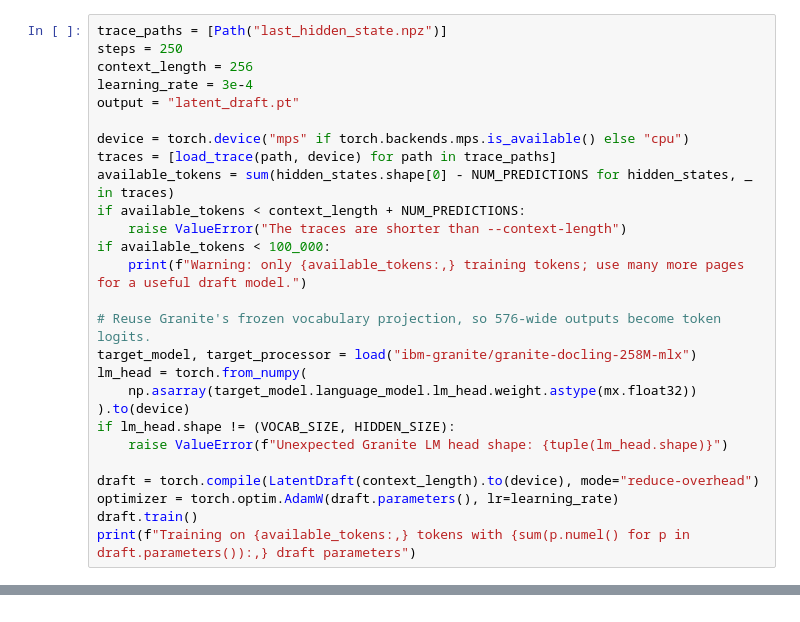
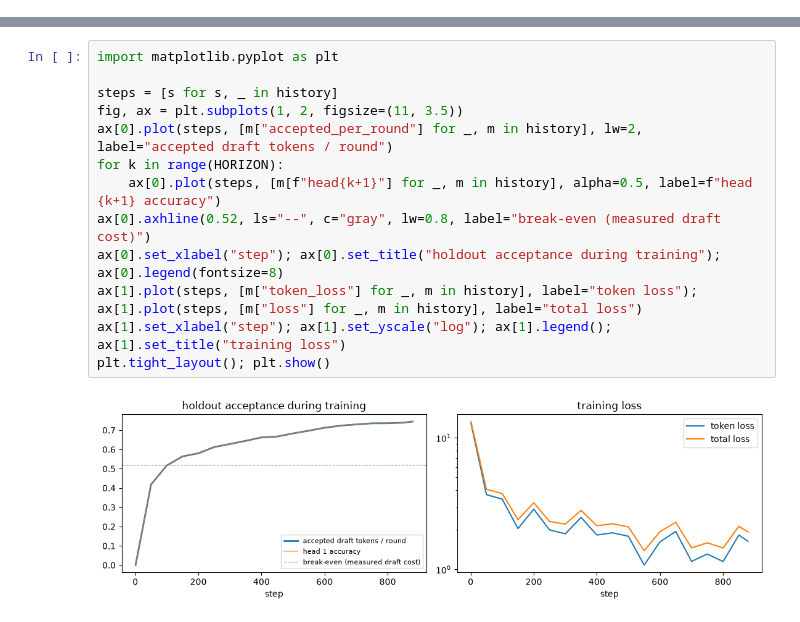
Before and after one commit to karanravindra/fastdocling, a Jupyter notebook: train.ipynb, the cells around one changed output, grey strips where cells are left out. Drawn from its saved outputs; the diff is of its cells as text.

```diff
--- a/train.ipynb
+++ b/train.ipynb
@@ -68,27 +143,0 @@ def load_trace(path: Path, device: torch.device) -> tuple[torch.Tensor, torch.Te
-# %%
-trace_paths = [Path("last_hidden_state.npz")]
-steps = 250
-context_length = 256
-learning_rate = 3e-4
-output = "latent_draft.pt"
-
-device = torch.device("mps" if torch.backends.mps.is_available() else "cpu")
-traces = [load_trace(path, device) for path in trace_paths]
-available_tokens = sum(hidden_states.shape[0] - NUM_PREDICTIONS for hidden_states, _ in traces)
-if available_tokens < context_length + NUM_PREDICTIONS:
-    raise ValueError("The traces are shorter than --context-length")
-if available_tokens < 100_000:
-    print(f"Warning: only {available_tokens:,} training tokens; use many more pages for a useful draft model.")
-
-# Reuse Granite's frozen vocabulary projection, so 576-wide outputs become token logits.
-target_model, target_processor = load("ibm-granite/granite-docling-258M-mlx")
-lm_head = torch.from_numpy(
-    np.asarray(target_model.language_model.lm_head.weight.astype(mx.float32))
-).to(device)
-if lm_head.shape != (VOCAB_SIZE, HIDDEN_SIZE):
-    raise ValueError(f"Unexpected Granite LM head shape: {tuple(lm_head.shape)}")
-
-draft = torch.compile(LatentDraft(context_length).to(device), mode="reduce-overhead")
-optimizer = torch.optim.AdamW(draft.parameters(), lr=learning_rate)
-draft.train()
-print(f"Training on {available_tokens:,} tokens with {sum(p.numel() for p in draft.parameters()):,} draft parameters")
@@ -234,0 +225,15 @@ Error:
+# %%
+import matplotlib.pyplot as plt
+
+steps = [s for s, _ in history]
+fig, ax = plt.subplots(1, 2, figsize=(11, 3.5))
+ax[0].plot(steps, [m["accepted_per_round"] for _, m in history], lw=2, label="accepted draft tokens / round")
+for k in range(HORIZON):
+    ax[0].plot(steps, [m[f"head{k+1}"] for _, m in history], alpha=0.5, label=f"head {k+1} accuracy")
+ax[0].axhline(0.52, ls="--", c="gray", lw=0.8, label="break-even (measured draft cost)")
+ax[0].set_xlabel("step"); ax[0].set_title("holdout acceptance during training"); ax[0].legend(fontsize=8)
+ax[1].plot(steps, [m["token_loss"] for _, m in history], label="token loss"); ax[1].plot(steps, [m["loss"] for _, m in history], label="total loss")
+ax[1].set_xlabel("step"); ax[1].set_yscale("log"); ax[1].legend(); ax[1].set_title("training loss")
+plt.tight_layout(); plt.show()
+# %% [output]
+[figure, added]
```
Also changed, not shown: parts of 17 cells of this notebook, 22 other files.
